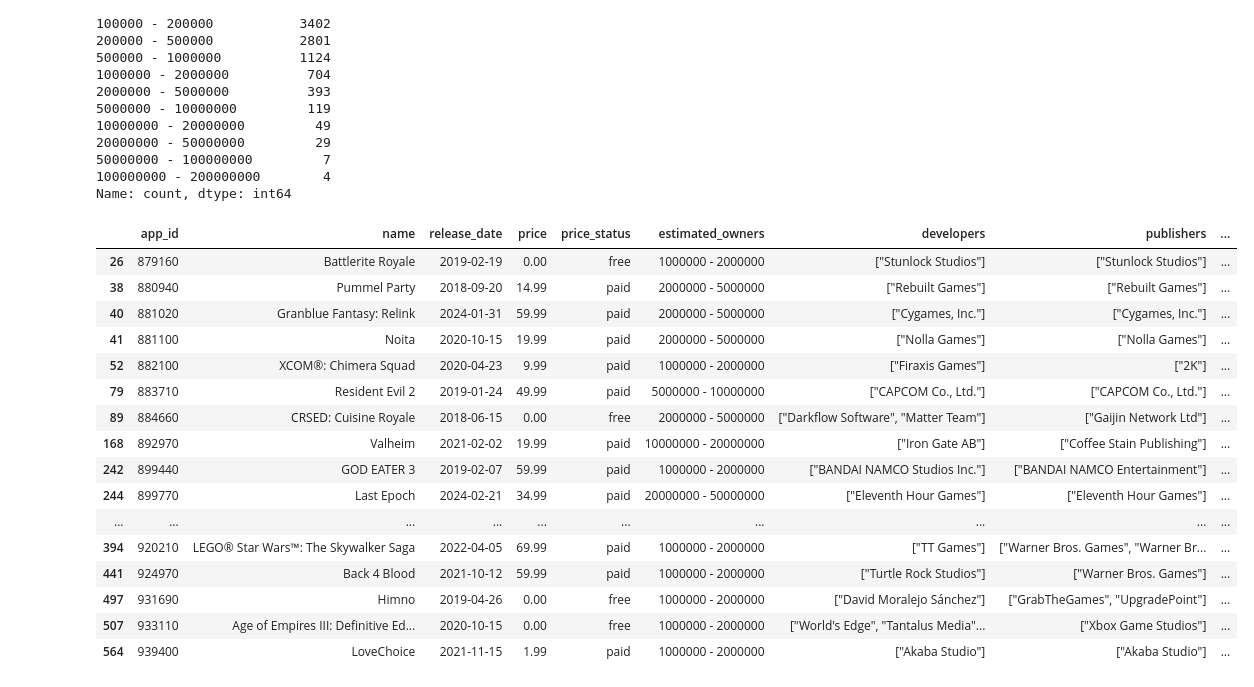
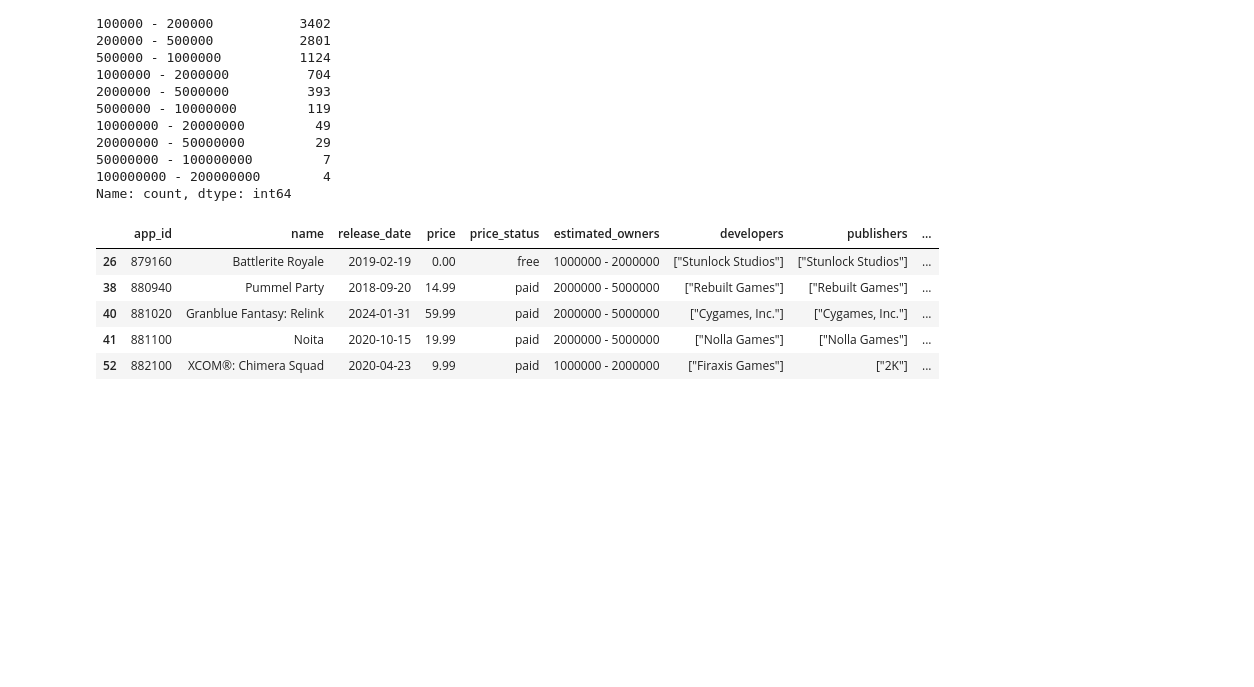
Before and after one commit to estebanler00/proyecto-final-data-analysis, a Jupyter notebook: notebooks/analisis-esteban.ipynb, the cells around one changed output. Cells and saved outputs as stored; diff of their text form; code cells hidden in the pictures; blank space fills up the shorter version.

```diff
--- a/notebooks/analisis-esteban.ipynb
+++ b/notebooks/analisis-esteban.ipynb
@@ -25,29 +25,18 @@ Name: count, dtype: int64
 # %%
 #Se hace una copia del DB para ajustar la óptica de los registros más relevantes para el análisis de los juegos más exitosos. Se tomarán los registros con mas de 1.000.000 ventas, significando aproximadamente la mitad de la escala de la que se tienen registros.
 
-df_games1 = df_games.copy()
+df_games2 = df_games.copy()
 
-df_games1["estimated_owners"] = df_games.estimated_owners[df_games1.estimated_owners.isin(["1000000 - 2000000", "2000000 - 5000000", "5000000 - 10000000", "10000000 - 20000000", "20000000 - 50000000", "50000000 - 100000000", "100000000 - 200000000"])]
+df_games2["estimated_owners"] = df_games2.estimated_owners[df_games2.estimated_owners.isin(["1000000 - 2000000", "2000000 - 5000000", "5000000 - 10000000", "10000000 - 20000000", "20000000 - 50000000", "50000000 - 100000000", "100000000 - 200000000"])]
 
-df_games1 = df_games1.dropna(subset=["estimated_owners"])
+df_games2 = df_games2.dropna(subset=["estimated_owners"])
 
-df_games1.head(20)
+df_games2.head()
 # %% [output]
 |  | app_id | name | release_date | price | price_status | estimated_owners | developers | publishers | ... |
 | 26 | 879160 | Battlerite Royale | 2019-02-19 | 0.00 | free | 1000000 - 2000000 | ["Stunlock Studios"] | ["Stunlock Studios"] | ... |
 | 38 | 880940 | Pummel Party | 2018-09-20 | 14.99 | paid | 2000000 - 5000000 | ["Rebuilt Games"] | ["Rebuilt Games"] | ... |
 | 40 | 881020 | Granblue Fantasy: Relink | 2024-01-31 | 59.99 | paid | 2000000 - 5000000 | ["Cygames, Inc."] | ["Cygames, Inc."] | ... |
 | 41 | 881100 | Noita | 2020-10-15 | 19.99 | paid | 2000000 - 5000000 | ["Nolla Games"] | ["Nolla Games"] | ... |
 | 52 | 882100 | XCOM®: Chimera Squad | 2020-04-23 | 9.99 | paid | 1000000 - 2000000 | ["Firaxis Games"] | ["2K"] | ... |
-| 79 | 883710 | Resident Evil 2 | 2019-01-24 | 49.99 | paid | 5000000 - 10000000 | ["CAPCOM Co., Ltd."] | ["CAPCOM Co., Ltd."] | ... |
-| 89 | 884660 | CRSED: Cuisine Royale | 2018-06-15 | 0.00 | free | 2000000 - 5000000 | ["Darkflow Software", "Matter Team"] | ["Gaijin Network Ltd"] | ... |
-| 168 | 892970 | Valheim | 2021-02-02 | 19.99 | paid | 10000000 - 20000000 | ["Iron Gate AB"] | ["Coffee Stain Publishing"] | ... |
-| 242 | 899440 | GOD EATER 3 | 2019-02-07 | 59.99 | paid | 1000000 - 2000000 | ["BANDAI NAMCO Studios Inc."] | ["BANDAI NAMCO Entertainment"] | ... |
-| 244 | 899770 | Last Epoch | 2024-02-21 | 34.99 | paid | 20000000 - 50000000 | ["Eleventh Hour Games"] | ["Eleventh Hour Games"] | ... |
-| ... | ... | ... | ... | ... | ... | ... | ... | ... | ... |
-| 394 | 920210 | LEGO® Star Wars™: The Skywalker Saga | 2022-04-05 | 69.99 | paid | 1000000 - 2000000 | ["TT Games"] | ["Warner Bros. Games", "Warner Br... | ... |
-| 441 | 924970 | Back 4 Blood | 2021-10-12 | 59.99 | paid | 1000000 - 2000000 | ["Turtle Rock Studios"] | ["Warner Bros. Games"] | ... |
-| 497 | 931690 | Himno | 2019-04-26 | 0.00 | free | 1000000 - 2000000 | ["David Moralejo Sánchez"] | ["GrabTheGames", "UpgradePoint"] | ... |
-| 507 | 933110 | Age of Empires III: Definitive Ed... | 2020-10-15 | 0.00 | free | 1000000 - 2000000 | ["World's Edge", "Tantalus Media"... | ["Xbox Game Studios"] | ... |
-| 564 | 939400 | LoveChoice | 2021-11-15 | 1.99 | paid | 1000000 - 2000000 | ["Akaba Studio"] | ["Akaba Studio"] | ... |
 # %%
```
Also changed, not shown: parts of 10 cells of this notebook.
